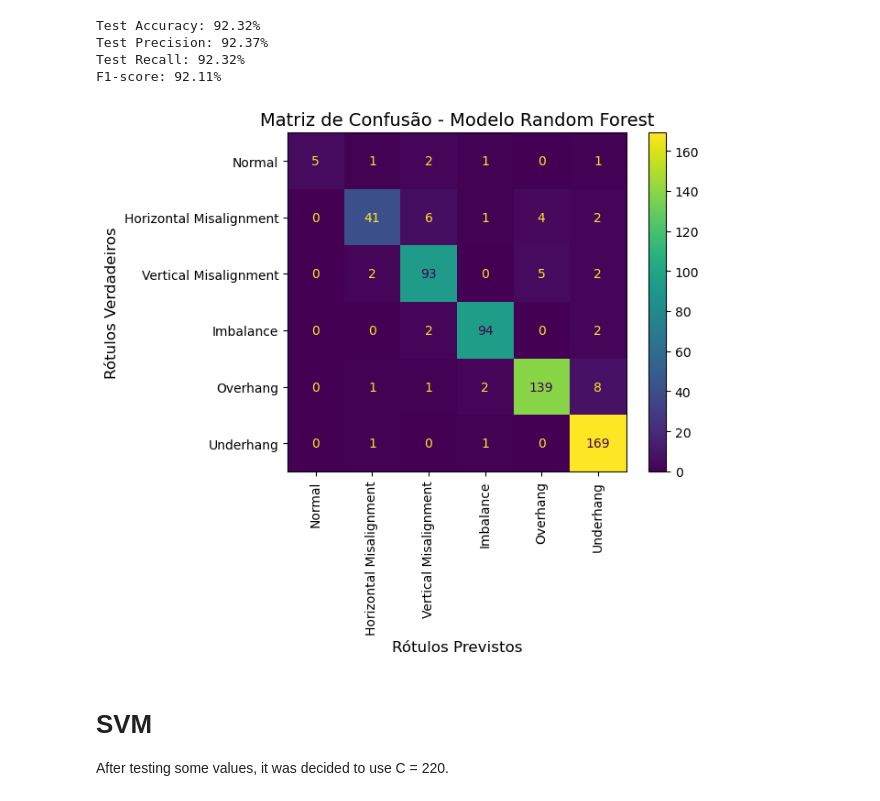
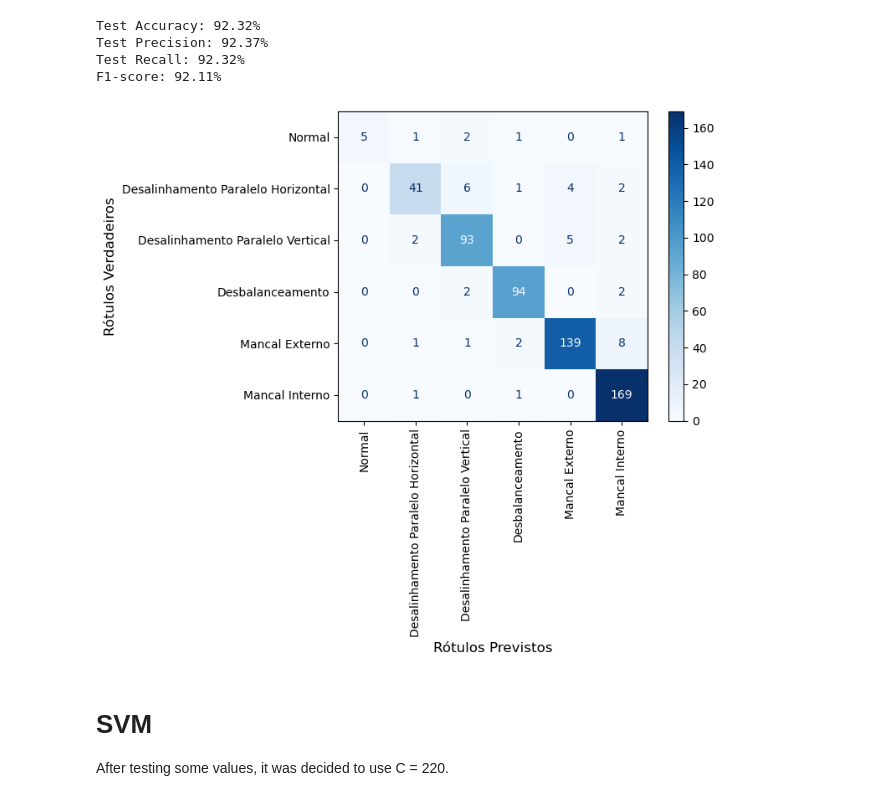
Before and after one commit to masant/ML-Machinery-Fault-Detection, a Jupyter notebook: notebooks/MLModels.ipynb, the cells around one changed output. Drawn from its saved outputs; the diff is of its cells as text; code cells hidden in the pictures.

```diff
--- a/notebooks/MLModels.ipynb
+++ b/notebooks/MLModels.ipynb
@@ -106,3 +102,5 @@ model_labels = ["Normal", "Horizontal Misalignment", "Vertical Misalignment", "I
+# %%
+model_labels = ["Normal", "Desalinhamento Paralelo Horizontal", "Desalinhamento Paralelo Vertical", "Desbalanceamento", "Mancal Externo", "Mancal Interno"]
 # %% [markdown]
 # Random Forest
 
@@ -166,30 +164,32 @@ F1-score: 92.11%
 # %%
 from sklearn.metrics import confusion_matrix, ConfusionMatrixDisplay
 # Confusion_Matrix = confusion_matrix(y_test,y_pred)
 # Confusion_Matrix_Display = ConfusionMatrixDisplay(confusion_matrix=Confusion_Matrix[1:7,1:7],
 #                               display_labels=["Normal", "Horizontal", "Vertical", "Imbalance", "Overhang", "Underhang"],
 #                               xticks_rotation="vertical")
 ConfusionMatrixDisplay.from_estimator(modelRandomForest,
                                       X_test,
                                       y_test,
                                       display_labels= model_labels,
-                                      xticks_rotation="vertical")
+                                      xticks_rotation="vertical",
+                                      cmap=plt.cm.Blues,
+                                      values_format='g')
 
 # Plota a matriz de confusão com rótulos customizados
-plt.plot()
+
 plt.xlabel('Rótulos Previstos', fontsize=12)  # Em português
 plt.ylabel('Rótulos Verdadeiros', fontsize=12)  # Em português
-plt.title('Matriz de Confusão - Modelo Random Forest', fontsize=14)  # Título em português
+#plt.title('Matriz de Confusão - Modelo Random Forest', fontsize=14)  # Título em português
 plt.show()
 
 # Plot the confusion matrix with custom labels in english
 # plt.plot()
 # plt.xlabel('Predicted Labels', fontsize=12)  # In English
 # plt.ylabel('True Labels', fontsize=12)  # In English
 # plt.title('Confusion Matrix - Random Forest', fontsize=14)  # Title in English
 # plt.show()
 # %% [output]
-[figure, old version]
+[figure, new version]
 # %% [markdown]
 # SVM
 
```
Also changed, not shown: parts of 7 cells of this notebook.
